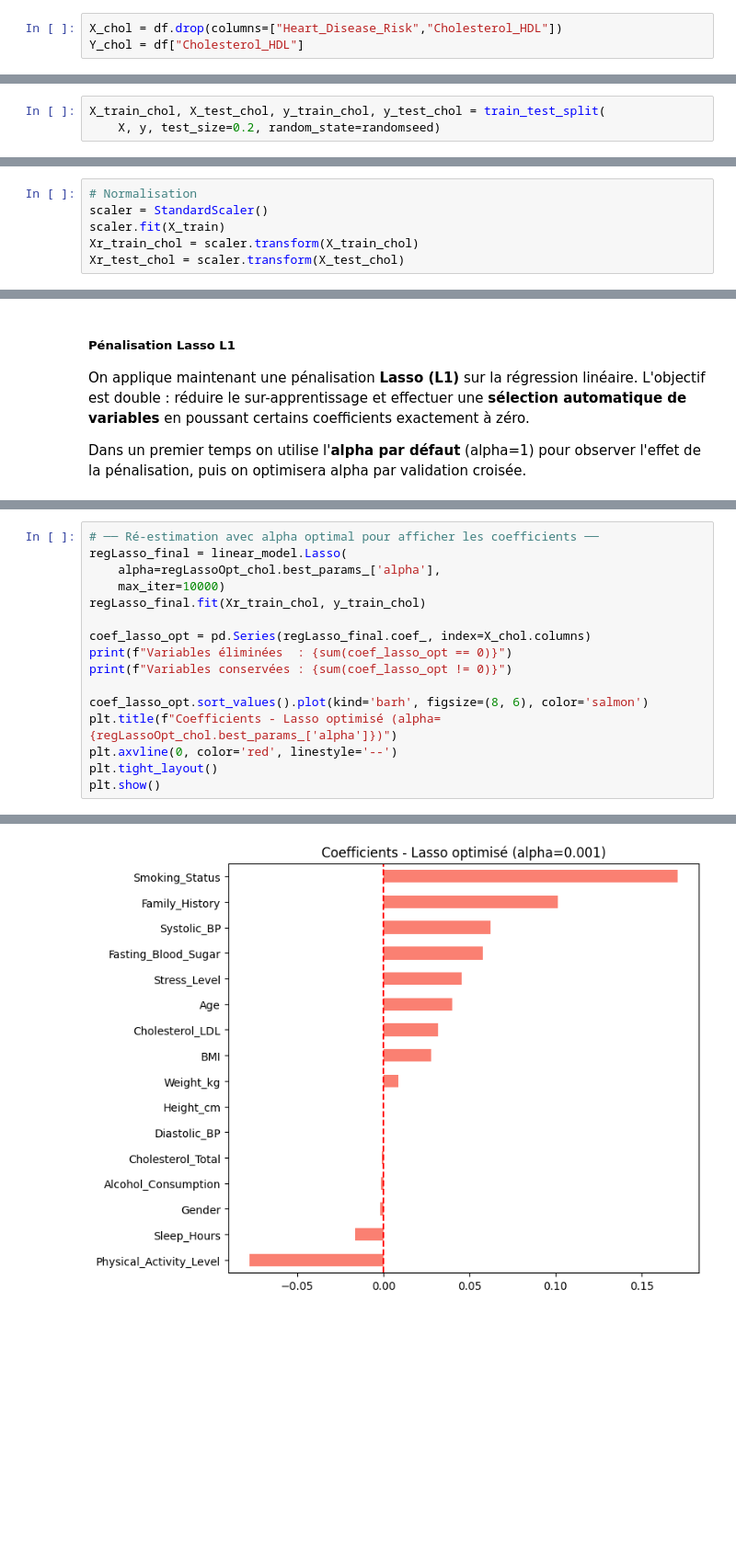
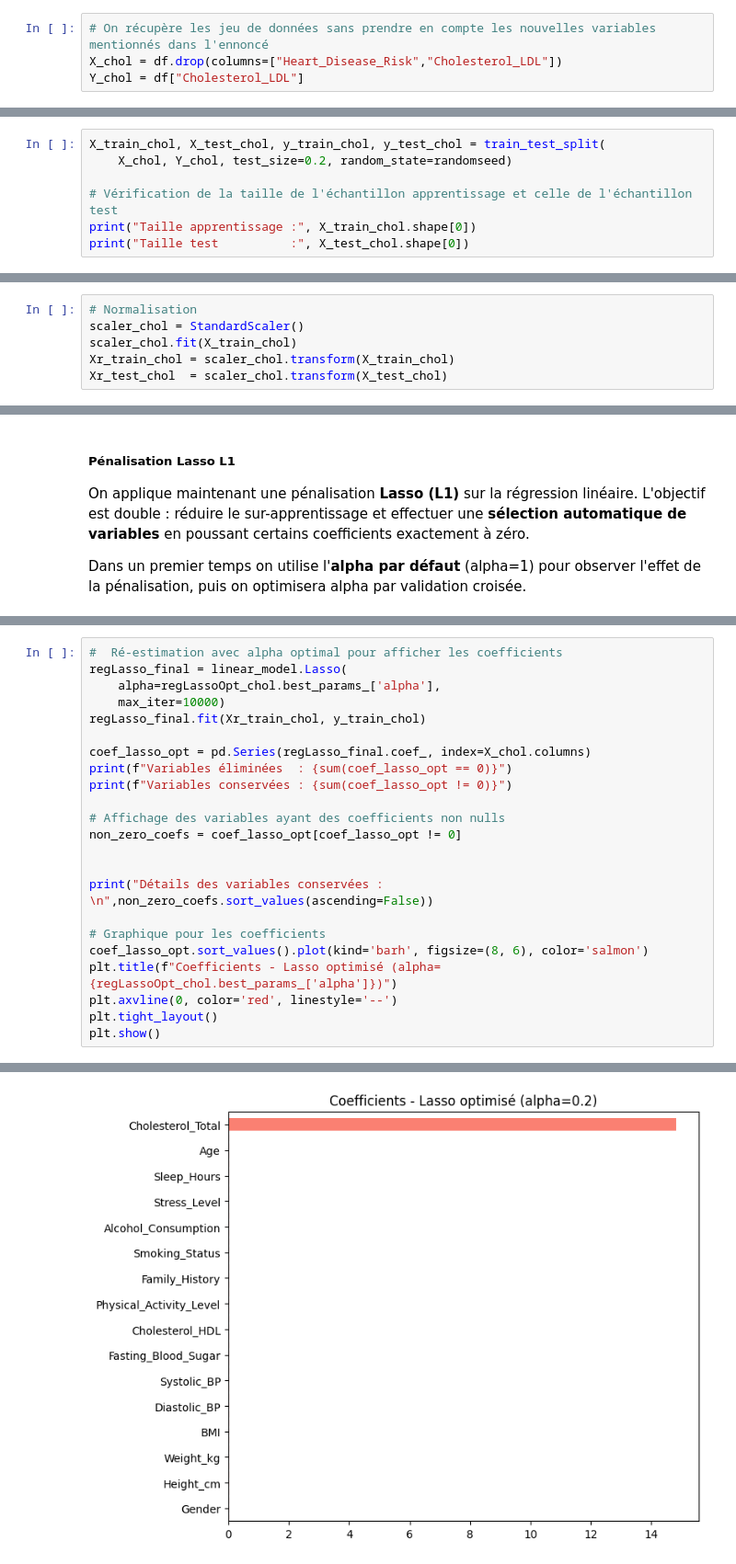
Before and after one commit to AhmedBousbih/Projet-Machine-learning, a Jupyter notebook: Regression2.ipynb, the cells around one changed output, grey strips where cells are left out. Shown at 92% size. Drawn from its saved outputs; the diff is of its cells as text; blank space fills up the shorter version.

```diff
--- a/Regression2.ipynb
+++ b/Regression2.ipynb
@@ -353,5 +353,6 @@ la variable cible est une variable quantitative. On utilise le modèle linéaire
 # %% [markdown]
 ##### Récupération et entrainnement des données
 # %%
-X_chol = df.drop(columns=["Heart_Disease_Risk","Cholesterol_HDL"])
-Y_chol = df["Cholesterol_HDL"]
+# On récupère les jeu de données sans prendre en compte les nouvelles variables mentionnés dans l'ennoncé
+X_chol = df.drop(columns=["Heart_Disease_Risk","Cholesterol_LDL"])
+Y_chol = df["Cholesterol_LDL"]
@@ -358,3 +373,7 @@ Y_chol = df["Cholesterol_HDL"]
 # %%
 X_train_chol, X_test_chol, y_train_chol, y_test_chol = train_test_split(
-    X, y, test_size=0.2, random_state=randomseed)
+    X_chol, Y_chol, test_size=0.2, random_state=randomseed)
+
+# Vérification de la taille de l'échantillon apprentissage et celle de l'échantillon test
+print("Taille apprentissage :", X_train_chol.shape[0])
+print("Taille test          :", X_test_chol.shape[0])
@@ -361,9 +383,9 @@ X_train_chol, X_test_chol, y_train_chol, y_test_chol = train_test_split(
 # %%
 # Normalisation
-scaler = StandardScaler()
-scaler.fit(X_train)
-Xr_train_chol = scaler.transform(X_train_chol)
-Xr_test_chol = scaler.transform(X_test_chol)
+scaler_chol = StandardScaler()
+scaler_chol.fit(X_train_chol)
+Xr_train_chol = scaler_chol.transform(X_train_chol)
+Xr_test_chol  = scaler_chol.transform(X_test_chol)
 # %% [markdown]
 Le modèle des **Moindres Carrés Ordinaires (MCO)** cherche les coefficients $\beta$ qui minimisent
 l'erreur quadratique entre les valeurs prédites et les valeurs réelles :
@@ -518,5 +530,5 @@ explicatives et le LDL n'est pas linéaire. Les modèles non linéaires
 # %%
-# ── Ré-estimation avec alpha optimal pour afficher les coefficients ──
+#  Ré-estimation avec alpha optimal pour afficher les coefficients
 regLasso_final = linear_model.Lasso(
     alpha=regLassoOpt_chol.best_params_['alpha'],
     max_iter=10000)
@@ -526,6 +538,13 @@ coef_lasso_opt = pd.Series(regLasso_final.coef_, index=X_chol.columns)
 print(f"Variables éliminées  : {sum(coef_lasso_opt == 0)}")
 print(f"Variables conservées : {sum(coef_lasso_opt != 0)}")
 
+# Affichage des variables ayant des coefficients non nulls
+non_zero_coefs = coef_lasso_opt[coef_lasso_opt != 0]
+
+
+print("Détails des variables conservées : \n",non_zero_coefs.sort_values(ascending=False))
+
+# Graphique pour les coefficients
 coef_lasso_opt.sort_values().plot(kind='barh', figsize=(8, 6), color='salmon')
 plt.title(f"Coefficients - Lasso optimisé (alpha={regLassoOpt_chol.best_params_['alpha']})")
 plt.axvline(0, color='red', linestyle='--')
@@ -537,2 +560,2 @@ Variables conservées : 14
-[figure, old version]
+[figure, new version]
 # %% [markdown]
```
Also changed, not shown: parts of 15 cells of this notebook.
